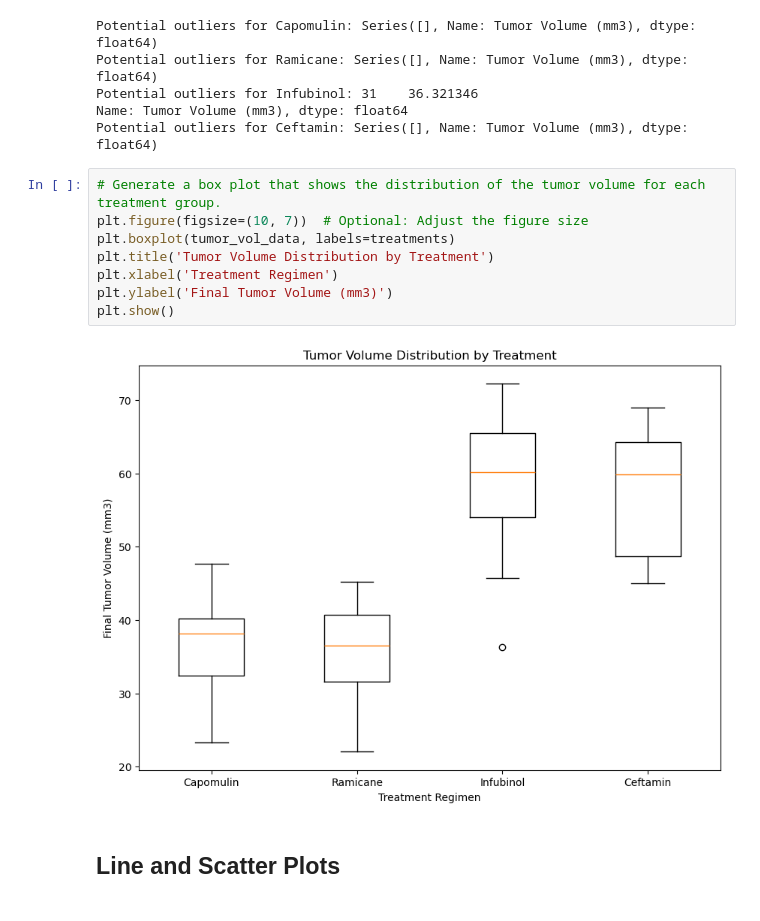
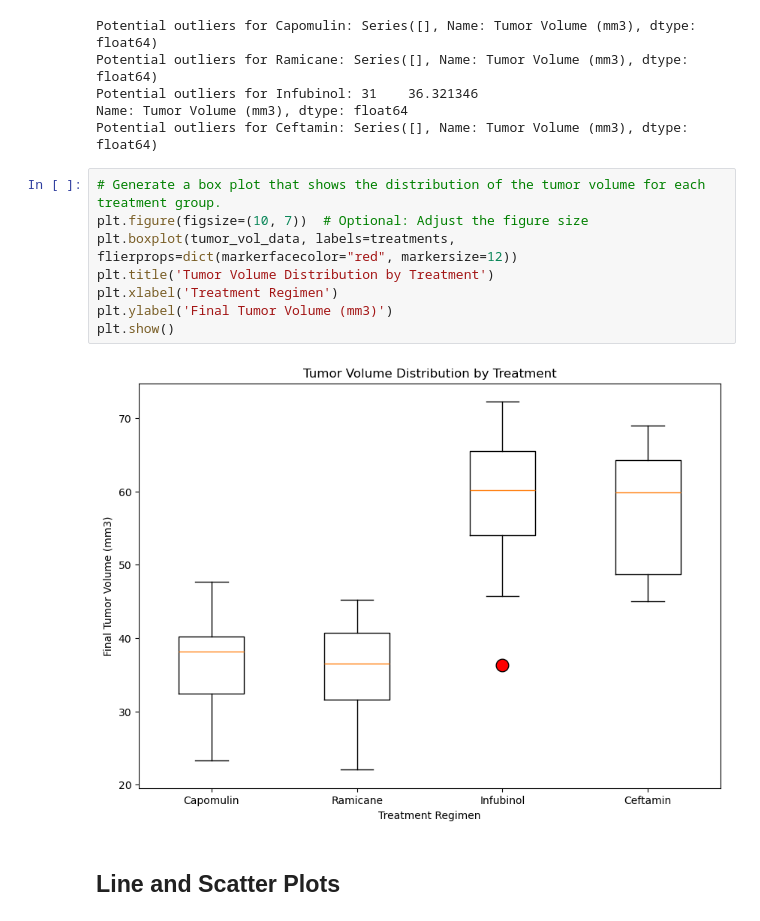
Before and after one commit to deangelica23/Data-Visualization, a Jupyter notebook: Pymaceuticals/pymaceuticals_starter.ipynb, the cells around one changed output. Cells and saved outputs as stored; diff of their text form.

```diff
--- a/Pymaceuticals/pymaceuticals_starter.ipynb
+++ b/Pymaceuticals/pymaceuticals_starter.ipynb
@@ -262,13 +262,13 @@ Potential outliers for Ceftamin: Series([], Name: Tumor Volume (mm3), dtype: flo
 # %%
 # Generate a box plot that shows the distribution of the tumor volume for each treatment group.
 plt.figure(figsize=(10, 7))  # Optional: Adjust the figure size
-plt.boxplot(tumor_vol_data, labels=treatments)
+plt.boxplot(tumor_vol_data, labels=treatments, flierprops=dict(markerfacecolor="red", markersize=12))
 plt.title('Tumor Volume Distribution by Treatment')
 plt.xlabel('Treatment Regimen')
 plt.ylabel('Final Tumor Volume (mm3)')
 plt.show()
 # %% [output]
-[figure, old version]
+[figure, new version]
 # %% [markdown]
 ## Line and Scatter Plots
 # %%
```
Also changed, not shown: parts of 4 cells of this notebook.
